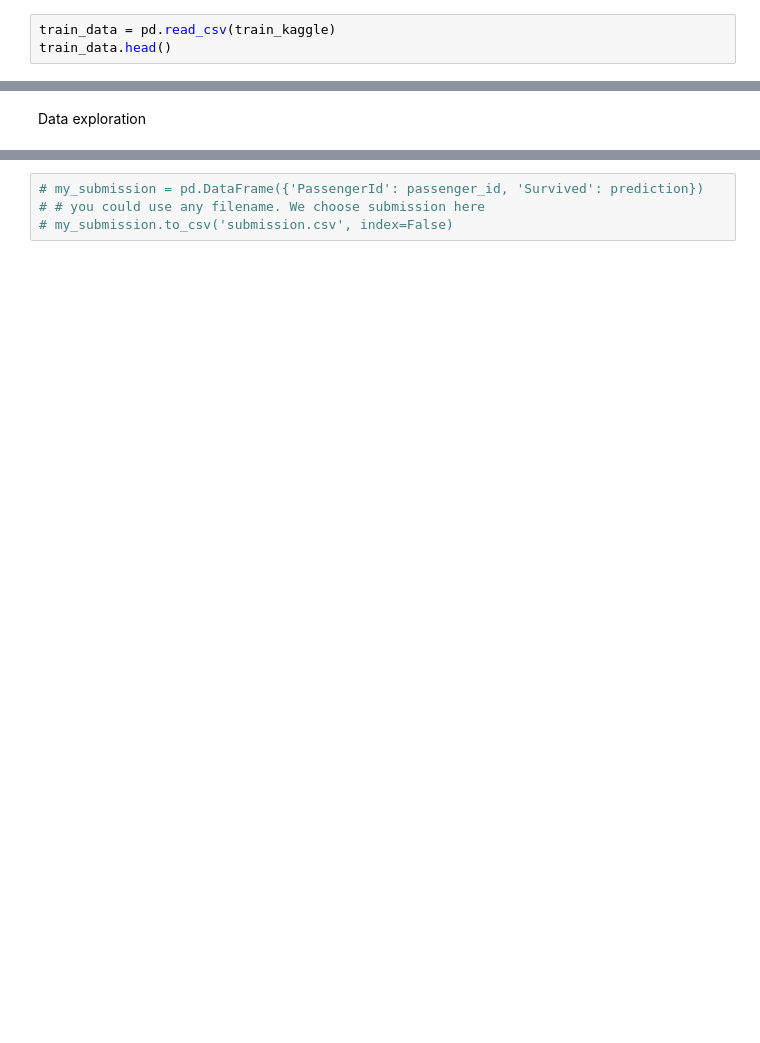
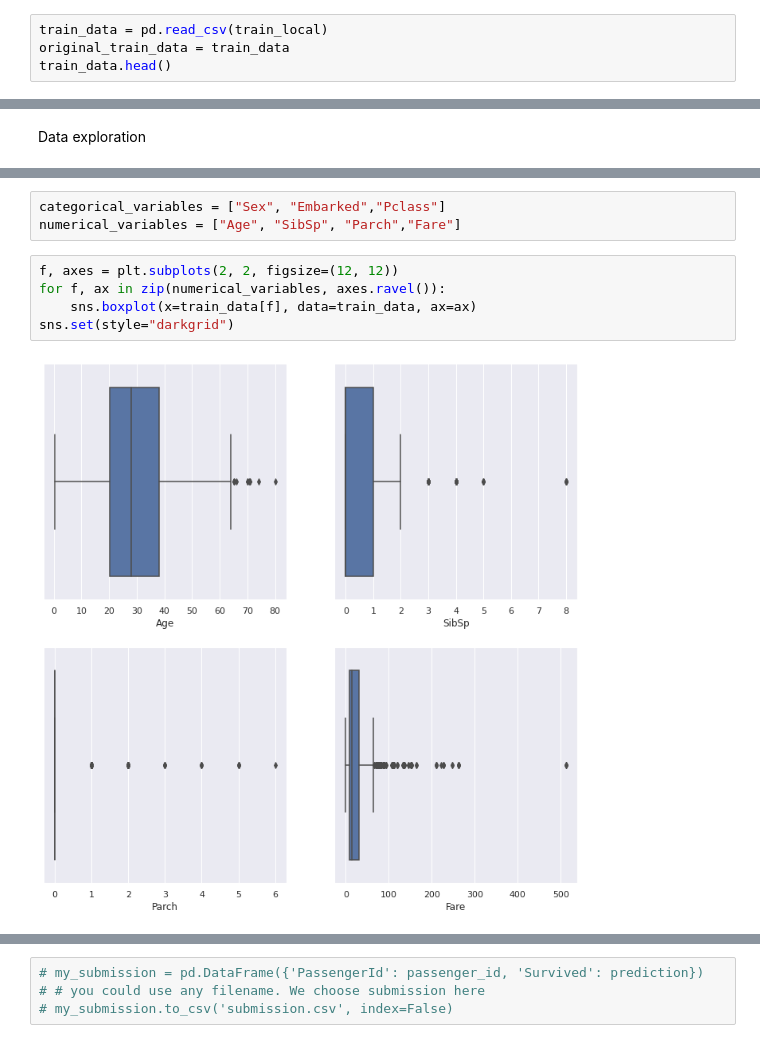
Before and after one commit to fabcancia/Kaggle, a Jupyter notebook: Titanic/titanic.ipynb, the cells around one changed output, grey strips where cells are left out. Cells and saved outputs as stored; diff of their text form; blank space fills up the shorter version.

Commit message:
data analysis

```diff
--- a/Titanic/titanic.ipynb
+++ b/Titanic/titanic.ipynb
@@ -40,5 +40,6 @@ train_local = "titanic/train.csv"
 test_local = "titanic/test.csv"
 gender_submission_local = "titanic/gender_submission.csv"
 # %%
-train_data = pd.read_csv(train_kaggle)
+train_data = pd.read_csv(train_local)
+original_train_data = train_data
 train_data.head()
@@ -51,0 +123,10 @@ print(len(train_data))
+# %%
+categorical_variables = ["Sex", "Embarked","Pclass"]
+numerical_variables = ["Age", "SibSp", "Parch","Fare"]
+# %%
+f, axes = plt.subplots(2, 2, figsize=(12, 12))
+for f, ax in zip(numerical_variables, axes.ravel()):
+    sns.boxplot(x=train_data[f], data=train_data, ax=ax)
+sns.set(style="darkgrid")
+# %% [output]
+[figure, added]
```
Also changed, not shown: parts of 13 cells of this notebook, 1 other file.
